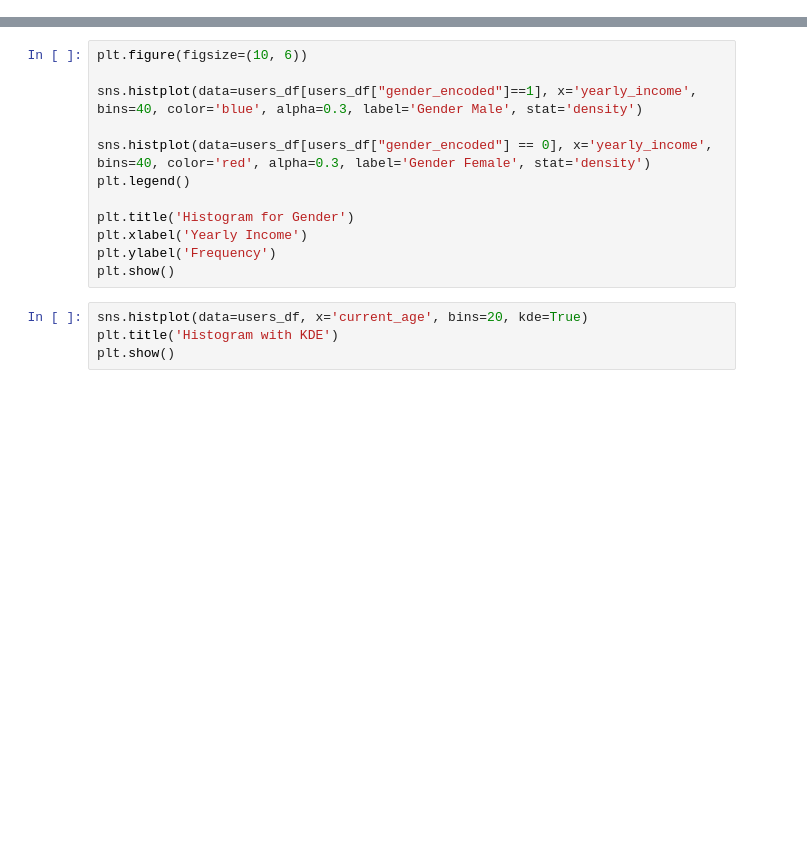
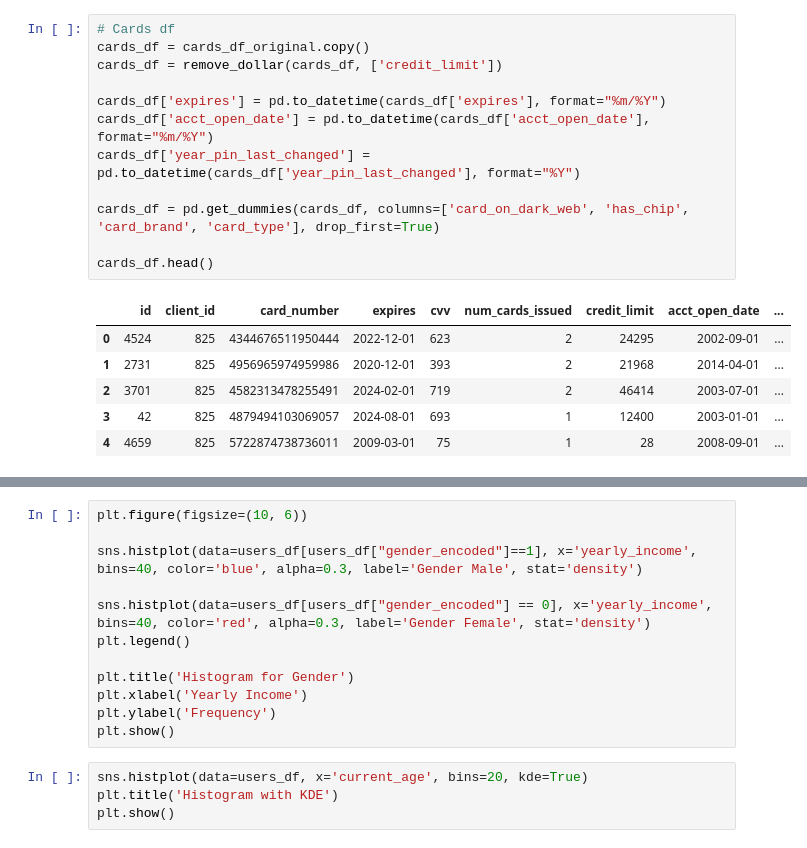
Before and after one commit to marcsirvent/frauddetection, a Jupyter notebook: main.ipynb, the cells around one changed output, grey strips where cells are left out. Saved outputs shown, nothing was run; the diff lists cells and outputs as text; blank space fills up the shorter version.

```diff
--- a/main.ipynb
+++ b/main.ipynb
@@ -71,0 +119,19 @@ users_df.head()
+# %%
+# Cards df
+cards_df = cards_df_original.copy()
+cards_df = remove_dollar(cards_df, ['credit_limit'])
+
+cards_df['expires'] = pd.to_datetime(cards_df['expires'], format="%m/%Y")
+cards_df['acct_open_date'] = pd.to_datetime(cards_df['acct_open_date'], format="%m/%Y")
+cards_df['year_pin_last_changed'] = pd.to_datetime(cards_df['year_pin_last_changed'], format="%Y")
+
+cards_df = pd.get_dummies(cards_df, columns=['card_on_dark_web', 'has_chip', 'card_brand', 'card_type'], drop_first=True)
+
+cards_df.head()
+# %% [output]
+|  | id | client_id | card_number | expires | cvv | num_cards_issued | credit_limit | acct_open_date | ... |
+| 0 | 4524 | 825 | 4344676511950444 | 2022-12-01 | 623 | 2 | 24295 | 2002-09-01 | ... |
+| 1 | 2731 | 825 | 4956965974959986 | 2020-12-01 | 393 | 2 | 21968 | 2014-04-01 | ... |
+| 2 | 3701 | 825 | 4582313478255491 | 2024-02-01 | 719 | 2 | 46414 | 2003-07-01 | ... |
+| 3 | 42 | 825 | 4879494103069057 | 2024-08-01 | 693 | 1 | 12400 | 2003-01-01 | ... |
+| 4 | 4659 | 825 | 5722874738736011 | 2009-03-01 | 75 | 1 | 28 | 2008-09-01 | ... |
```
Also changed, not shown: parts of 18 cells of this notebook.
